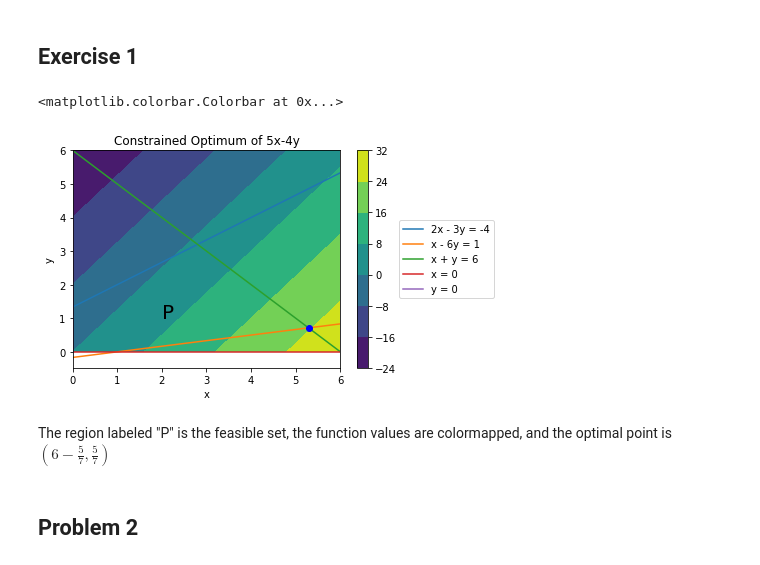
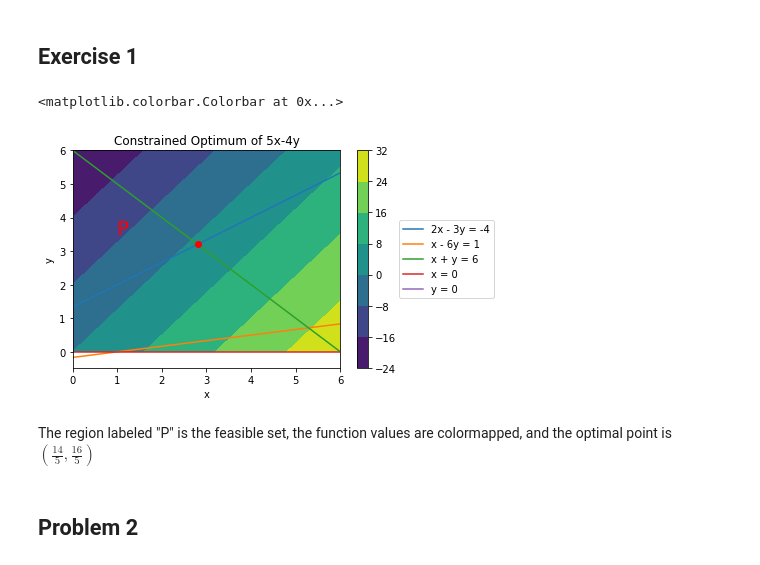
Before and after one commit to mattdbrown17/BootCamp2018, a Jupyter notebook: ProbSets/Math/ProbSet5/Math PS5.ipynb, the cells around one changed output. Saved outputs shown, nothing was run; the diff lists cells and outputs as text; code cells hidden in the pictures.

```diff
--- a/ProbSets/Math/ProbSet5/Math PS5.ipynb
+++ b/ProbSets/Math/ProbSet5/Math PS5.ipynb
@@ -9,38 +9,38 @@ from matplotlib import pyplot as plt
 #initialize grids
 xgrid = np.linspace(0, 6, 100)
 ygrid = np.linspace(0, 6, 100)
 X, Y = np.meshgrid(xgrid, ygrid)
 
 #Get constraints in form y(x), x
 const1 = lambda x: (-4 - 2*x) / -3
 const2 = lambda x: (1 - x)/-6
 const3 = lambda x: 6 - x
 
 #Define func
 f = lambda x, y: 5*x-4*y
 
 const1grid= np.array(const1(xgrid))
 const2grid= np.array(const2(xgrid))
 const3grid= np.array(const3(xgrid))
 
 plt.plot(xgrid, const1grid, label = "2x - 3y = -4")
 plt.plot(xgrid, const2grid, label = "x - 6y = 1")
 plt.plot(xgrid, const3grid, label = "x + y = 6")
 plt.plot(xgrid, np.zeros(100), label = "x = 0")
 plt.plot(np.zeros(100), ygrid, label = "y = 0")
 plt.legend(loc='center left', bbox_to_anchor=(1.2, 0.5))
 plt.contourf(X, Y, f(X, Y), cmap ="viridis")
-plt.plot(6 - 5/7, 5/7, 'o', color = "blue")
-plt.text(2, 1, "P", fontsize =20, color = "black")
+plt.plot(14/5, 16/5, 'o', color = "red")
+plt.text(1, 3.5, "P", fontsize =20, color = "red")
 plt.xlabel('x')
 plt.ylabel('y')
 plt.title('Constrained Optimum of 5x-4y')
 plt.colorbar()
 # %% [output]
 <matplotlib.colorbar.Colorbar at 0x...>
-[figure, old version]
+[figure, new version]
 # %% [markdown]
-The region labeled "P" is the feasible set, the function values are colormapped, and the optimal point is $(6-\frac{5}{7},\frac{5}{7} )$
+The region labeled "P" is the feasible set, the function values are colormapped, and the optimal point is $(\frac{14}{5},\frac{16}{5} )$
 # %% [markdown]
 ## Problem 2
 # %% [markdown]
```
Also changed, not shown: parts of 5 cells of this notebook, 2 other files.
